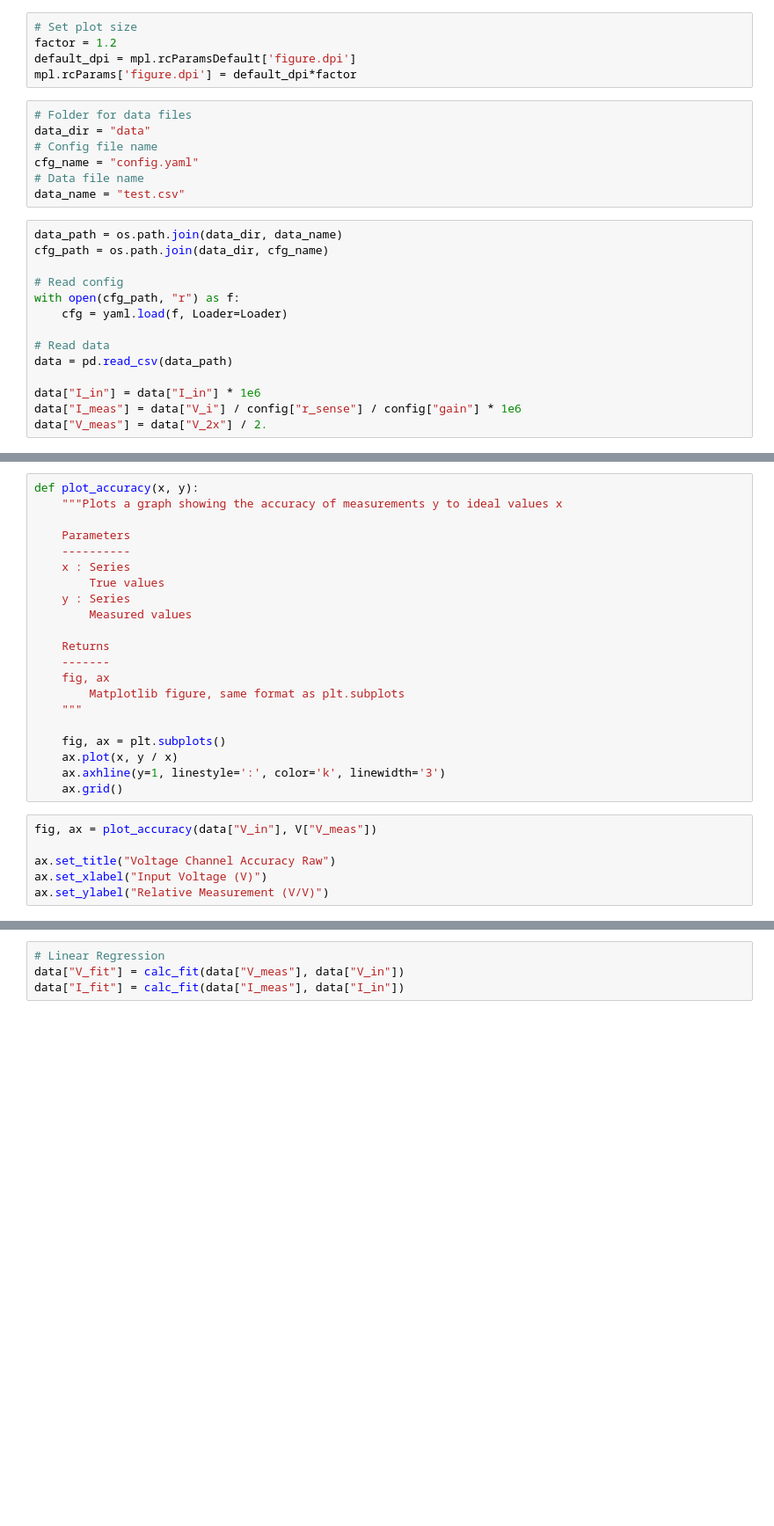
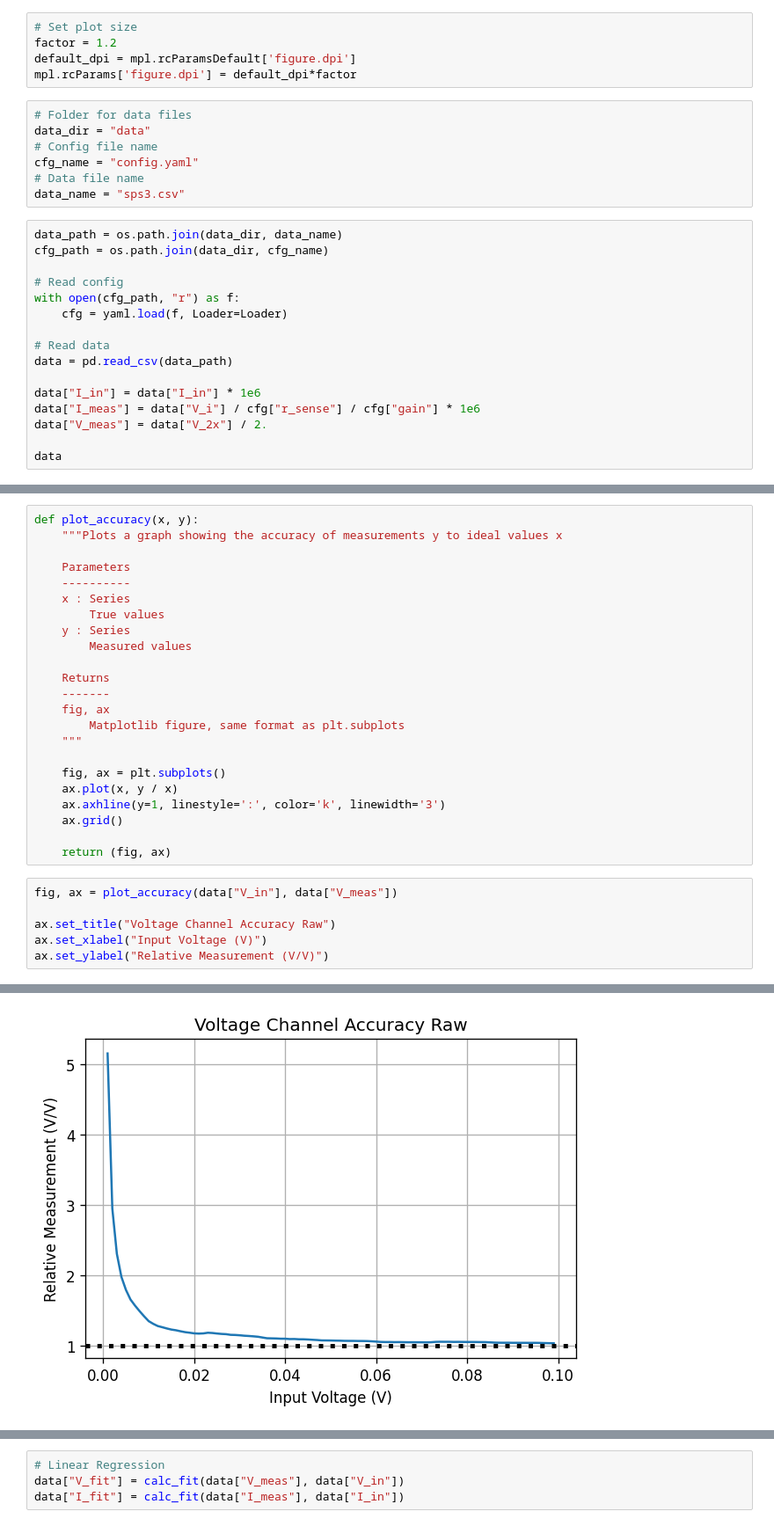
Before and after one commit to jlab-sensing/soil-power-sensor-calibration, a Jupyter notebook: calibration.ipynb, the cells around one changed output, grey strips where cells are left out. Shown: that part at 88% size. Saved outputs shown, nothing was run; the diff lists cells and outputs as text; blank space fills up the shorter version.

```diff
--- a/calibration.ipynb
+++ b/calibration.ipynb
@@ -24,7 +24,7 @@ data_dir = "data"
 # Config file name
 cfg_name = "config.yaml"
 # Data file name
-data_name = "test.csv"
+data_name = "sps3.csv"
 # %%
 data_path = os.path.join(data_dir, data_name)
 cfg_path = os.path.join(data_dir, cfg_name)
@@ -37,6 +37,8 @@ with open(cfg_path, "r") as f:
 data = pd.read_csv(data_path)
 
 data["I_in"] = data["I_in"] * 1e6
-data["I_meas"] = data["V_i"] / config["r_sense"] / config["gain"] * 1e6
+data["I_meas"] = data["V_i"] / cfg["r_sense"] / cfg["gain"] * 1e6
 data["V_meas"] = data["V_2x"] / 2.
+
+data
 # %% [output]
@@ -62,9 +76,12 @@ def plot_accuracy(x, y):
     ax.plot(x, y / x)
     ax.axhline(y=1, linestyle=':', color='k', linewidth='3')
     ax.grid()
+
+    return (fig, ax)
 # %%
-fig, ax = plot_accuracy(data["V_in"], V["V_meas"])
+fig, ax = plot_accuracy(data["V_in"], data["V_meas"])
 
 ax.set_title("Voltage Channel Accuracy Raw")
 ax.set_xlabel("Input Voltage (V)")
 ax.set_ylabel("Relative Measurement (V/V)")
+# %% [output]
@@ -71 +89,2 @@ ax.set_ylabel("Relative Measurement (V/V)")
+[figure, added]
 # %%
```
Also changed, not shown: parts of 5 cells of this notebook, 2 other files.
